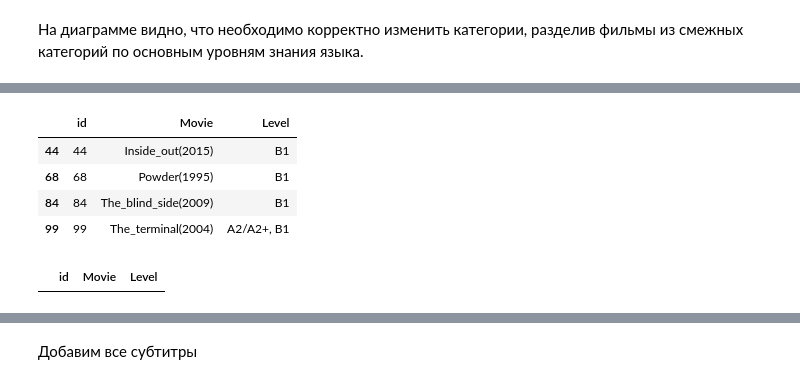
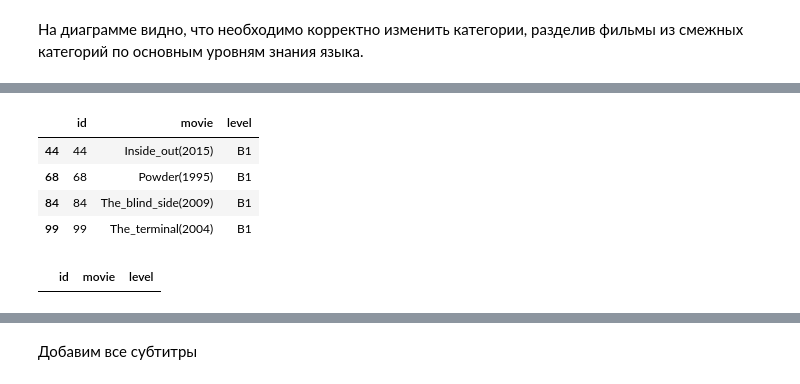
Before and after one commit to Vasart-ds/CEFR_predicting, a Jupyter notebook: english_subs_ml.ipynb, the cells around one changed output, grey strips where cells are left out. Drawn from its saved outputs; the diff is of its cells as text; code cells hidden in the pictures.

```diff
--- a/english_subs_ml.ipynb
+++ b/english_subs_ml.ipynb
@@ -34,6 +117,8 @@ df
 | 239 | 239 | Lightyear | B2 |
 | 240 | 240 | The Grinch | B1 |
 241 rows × 3 columns
+# %%
+df = df.rename(columns={'Movie': 'movie', 'Level': 'level'})
 # %%
 df.info()
 # %% [output]
@@ -76,0 +165,4 @@ df.Level.value_counts().plot(kind='barh', color='g');
+# %%
+df['level'] = df['level'].replace('A2/A2+, B1', 'B1')
+df['level'] = df['level'].replace('A2/A2+', 'B1')
+df['level'] = df['level'].replace('B1, B2', 'C1')
@@ -77,13 +179,15 @@ df.Level.value_counts().plot(kind='barh', color='g');
 # %%
-df[df['Movie'].duplicated()]
+# проверим фрейм на дубликаты
+df[df['movie'].duplicated()]
 # %% [output]
-|  | id | Movie | Level |
+|  | id | movie | level |
 | 44 | 44 | Inside_out(2015) | B1 |
 | 68 | 68 | Powder(1995) | B1 |
 | 84 | 84 | The_blind_side(2009) | B1 |
-| 99 | 99 | The_terminal(2004) | A2/A2+, B1 |
+| 99 | 99 | The_terminal(2004) | B1 |
 # %%
-df = df.drop_duplicates(subset = 'Movie')
-df[df['Movie'].duplicated()]
+# удалим найденные дубли
+df = df.drop_duplicates(subset = 'movie')
+df[df['movie'].duplicated()]
 # %% [output]
-|  | id | Movie | Level |
+|  | id | movie | level |
```
Also changed, not shown: parts of 43 cells of this notebook, 2 other files.
